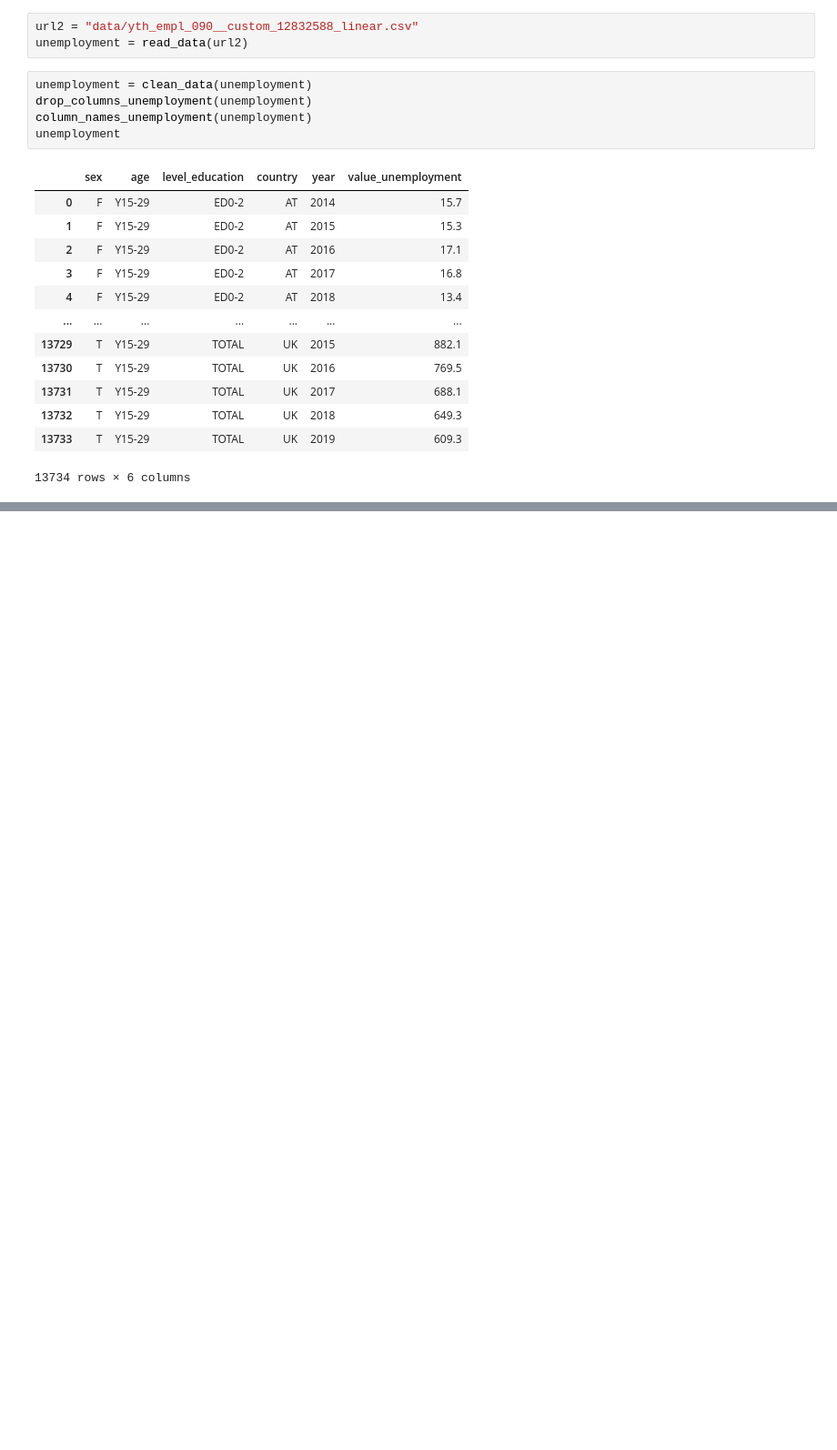
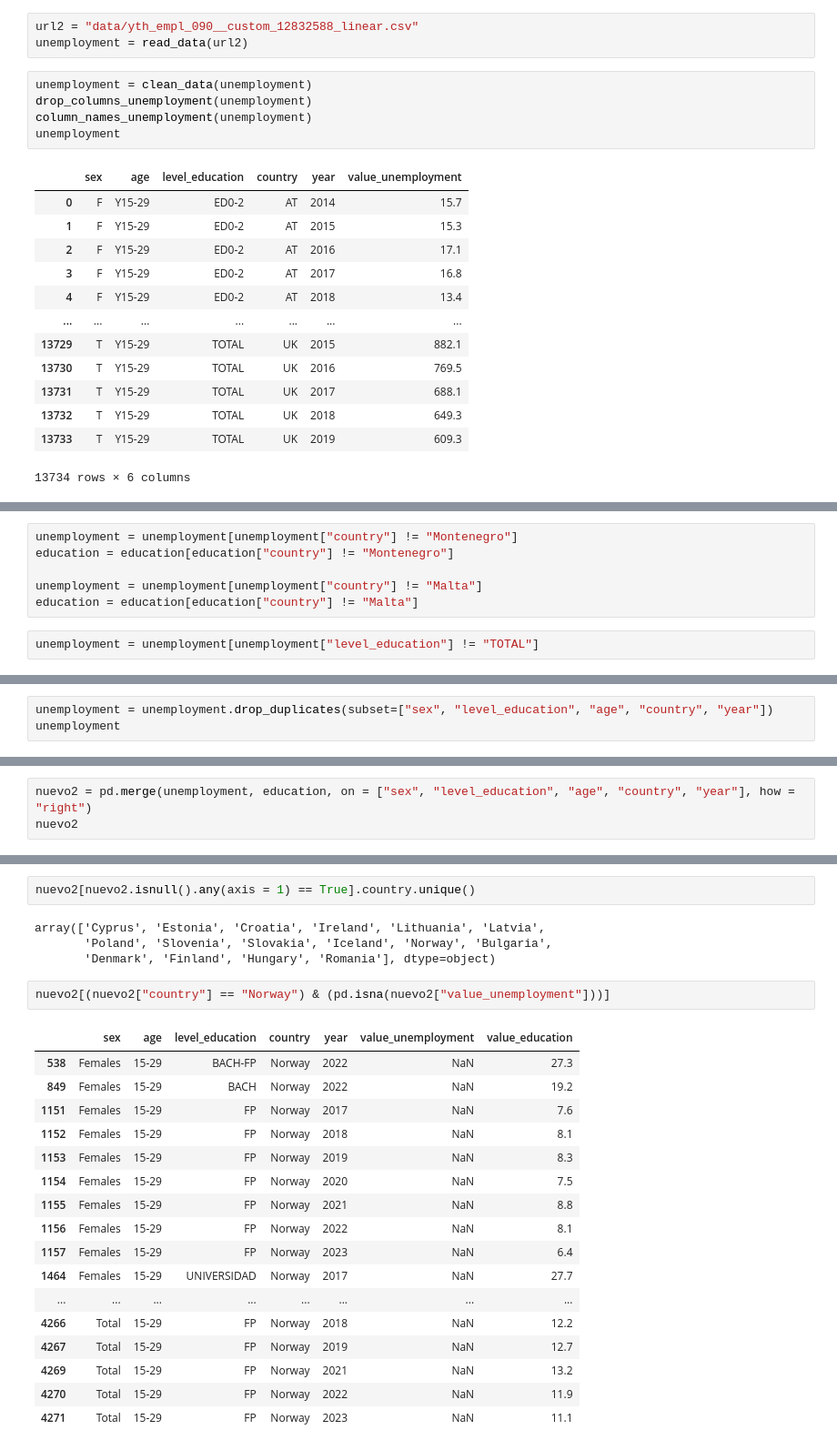
Before and after one commit to harimrys/project-ue, a Jupyter notebook: main.ipynb, the cells around one changed output, grey strips where cells are left out. Shown: that part at 91% size. Drawn from its saved outputs; the diff is of its cells as text; blank space fills up the shorter version.

```diff
--- a/main.ipynb
+++ b/main.ipynb
@@ -85,3 +80,11 @@ unemployment.head()
+# %%
+unemployment = unemployment[unemployment["country"] != "Montenegro"]
+education = education[education["country"] != "Montenegro"]
+
+unemployment = unemployment[unemployment["country"] != "Malta"]
+education = education[education["country"] != "Malta"]
+# %%
+unemployment = unemployment[unemployment["level_education"] != "TOTAL"]
 # %%
 unemployment["level_education"].unique()
 # %% [output]
@@ -106,0 +96,3 @@ nulos(unemployment)
+# %%
+unemployment = unemployment.drop_duplicates(subset=["sex", "level_education", "age", "country", "year"])
+unemployment
@@ -106,0 +113,3 @@ nulos(unemployment)
+# %%
+nuevo2 = pd.merge(unemployment, education, on = ["sex", "level_education", "age", "country", "year"], how = "right")
+nuevo2
@@ -106,0 +141,26 @@ nulos(unemployment)
+# %%
+nuevo2[nuevo2.isnull().any(axis = 1) == True].country.unique()
+# %% [output]
+array(['Cyprus', 'Estonia', 'Croatia', 'Ireland', 'Lithuania', 'Latvia',
+       'Poland', 'Slovenia', 'Slovakia', 'Iceland', 'Norway', 'Bulgaria',
+       'Denmark', 'Finland', 'Hungary', 'Romania'], dtype=object)
+# %%
+nuevo2[(nuevo2["country"] == "Norway") & (pd.isna(nuevo2["value_unemployment"]))]
+# %% [output]
+|  | sex | age | level_education | country | year | value_unemployment | value_education |
+| 538 | Females | 15-29 | BACH-FP | Norway | 2022 | NaN | 27.3 |
+| 849 | Females | 15-29 | BACH | Norway | 2022 | NaN | 19.2 |
+| 1151 | Females | 15-29 | FP | Norway | 2017 | NaN | 7.6 |
+| 1152 | Females | 15-29 | FP | Norway | 2018 | NaN | 8.1 |
+| 1153 | Females | 15-29 | FP | Norway | 2019 | NaN | 8.3 |
+| 1154 | Females | 15-29 | FP | Norway | 2020 | NaN | 7.5 |
+| 1155 | Females | 15-29 | FP | Norway | 2021 | NaN | 8.8 |
+| 1156 | Females | 15-29 | FP | Norway | 2022 | NaN | 8.1 |
+| 1157 | Females | 15-29 | FP | Norway | 2023 | NaN | 6.4 |
+| 1464 | Females | 15-29 | UNIVERSIDAD | Norway | 2017 | NaN | 27.7 |
+| ... | ... | ... | ... | ... | ... | ... | ... |
+| 4266 | Total | 15-29 | FP | Norway | 2018 | NaN | 12.2 |
+| 4267 | Total | 15-29 | FP | Norway | 2019 | NaN | 12.7 |
+| 4269 | Total | 15-29 | FP | Norway | 2021 | NaN | 13.2 |
+| 4270 | Total | 15-29 | FP | Norway | 2022 | NaN | 11.9 |
+| 4271 | Total | 15-29 | FP | Norway | 2023 | NaN | 11.1 |
```
Also changed, not shown: parts of 14 cells of this notebook, 1 other file.
